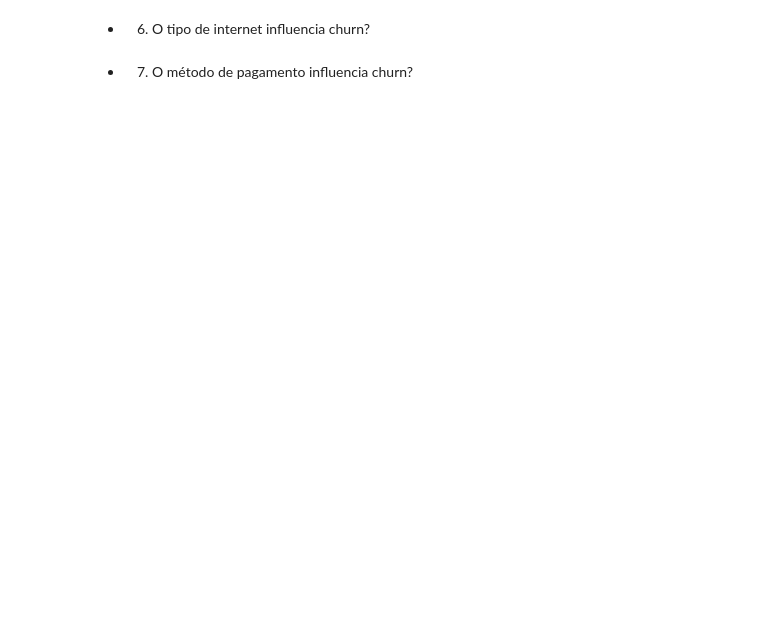
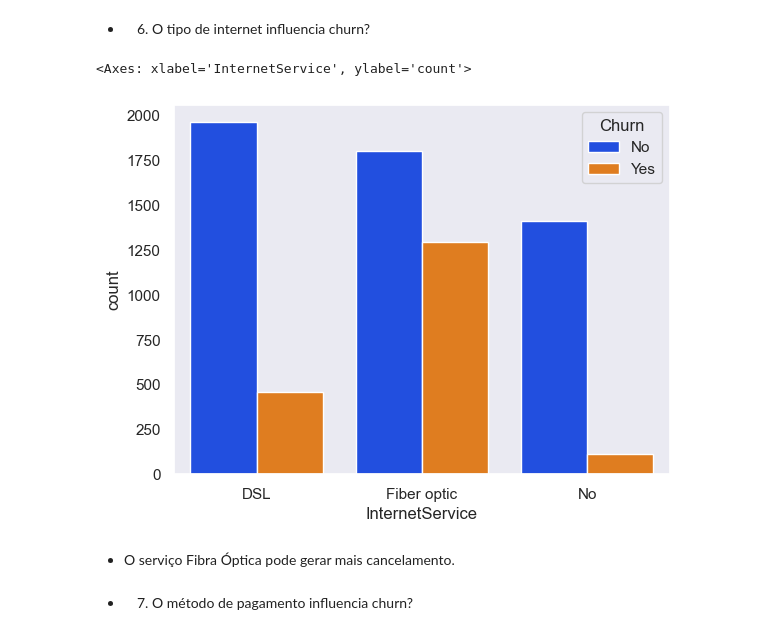
Before and after one commit to LuanESA/telco-churn, a Jupyter notebook: analise_exploratoria.ipynb, the cells around one changed output. Cells and saved outputs as stored; diff of their text form; code cells hidden in the pictures; blank space fills up the shorter version.

```diff
--- a/analise_exploratoria.ipynb
+++ b/analise_exploratoria.ipynb
@@ -289,4 +310,11 @@ R: Sim, clientes novos tendem a realizar o cancelamento com maior frequencia
 # %% [markdown]
 - 6. O tipo de internet influencia churn?
+# %%
+sns.countplot(data=df, x='InternetService', hue='Churn')
+# %% [output]
+<Axes: xlabel='InternetService', ylabel='count'>
+[figure, added]
+# %% [markdown]
+- O serviço Fibra Óptica pode gerar mais cancelamento.
 # %% [markdown]
 - 7. O método de pagamento influencia churn?
```
Also changed, not shown: parts of 14 cells of this notebook.
